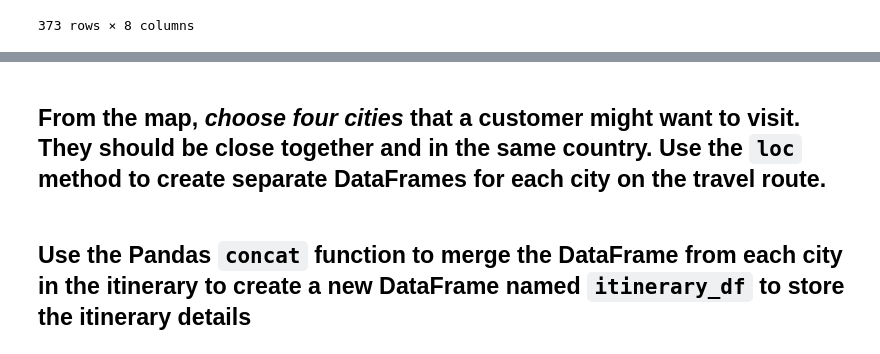
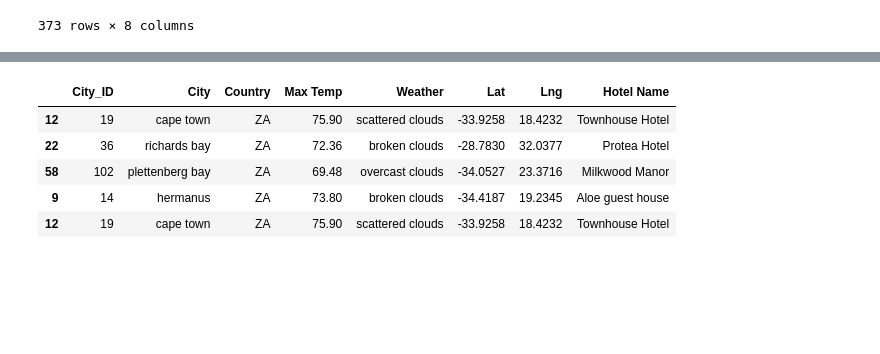
Before and after one commit to PrincipalUncertainty/World_Weather_Analysis, a Jupyter notebook: Vacation_Itinerary/Vacation_Itinerary.ipynb, the cells around one changed output, grey strips where cells are left out. Saved outputs shown, nothing was run; the diff lists cells and outputs as text; code cells hidden in the pictures; blank space fills up the shorter version.

Commit message:
new commit of vacation_itinerary for regrading

```diff
--- a/Vacation_Itinerary/Vacation_Itinerary.ipynb
+++ b/Vacation_Itinerary/Vacation_Itinerary.ipynb
@@ -111,20 +58,23 @@ map_plot = vacation_df.hvplot.points(
 map_plot
 # %% [output]
 [interactive output not drawn]
-# %% [markdown]
-## From the map, *choose four cities* that a customer might want to visit. They should be close together and in the same country. Use the `loc` method to create separate DataFrames for each city on the travel route.
 # %%
 # Create DataFrames for each city by filtering the 'vacation_df' using the loc method
-vacation_start = # YOUR CODE HERE
-vacation_end = # YOUR CODE HERE
-vacation_stop1 = # YOUR CODE HERE
-vacation_stop2 = # YOUR CODE HERE
-vacation_stop3 = # YOUR CODE HERE
+vacation_start = vacation_df.loc[vacation_df["City"] == "cape town"]
+vacation_end = vacation_df.loc[vacation_df["City"] == "cape town"]
+vacation_stop1 = vacation_df.loc[vacation_df["City"] == "richards bay"]
+vacation_stop2 = vacation_df.loc[vacation_df["City"] == "plettenberg bay"]
+vacation_stop3 = vacation_df.loc[vacation_df["City"] == "hermanus"]
-# %% [markdown]
-## Use the Pandas `concat` function to merge the DataFrame from each city in the itinerary to create a new DataFrame named `itinerary_df` to store the itinerary details
 # %%
 # Use the Pandas concat function to create a new DataFrame to store the itinerary details.
-itinerary_df = # YOUR CODE HERE
+itinerary_df = pd.concat([vacation_start, vacation_stop1, vacation_stop2, vacation_stop3, vacation_end])
 
 # Display sample data
-# YOUR CODE HERE
+itinerary_df
+# %% [output]
+|  | City_ID | City | Country | Max Temp | Weather | Lat | Lng | Hotel Name |
+| 12 | 19 | cape town | ZA | 75.90 | scattered clouds | -33.9258 | 18.4232 | Townhouse Hotel |
+| 22 | 36 | richards bay | ZA | 72.36 | broken clouds | -28.7830 | 32.0377 | Protea Hotel |
+| 58 | 102 | plettenberg bay | ZA | 69.48 | overcast clouds | -34.0527 | 23.3716 | Milkwood Manor |
+| 9 | 14 | hermanus | ZA | 73.80 | broken clouds | -34.4187 | 19.2345 | Aloe guest house |
+| 12 | 19 | cape town | ZA | 75.90 | scattered clouds | -33.9258 | 18.4232 | Townhouse Hotel |
```
Also changed, not shown: parts of 27 cells of this notebook.
